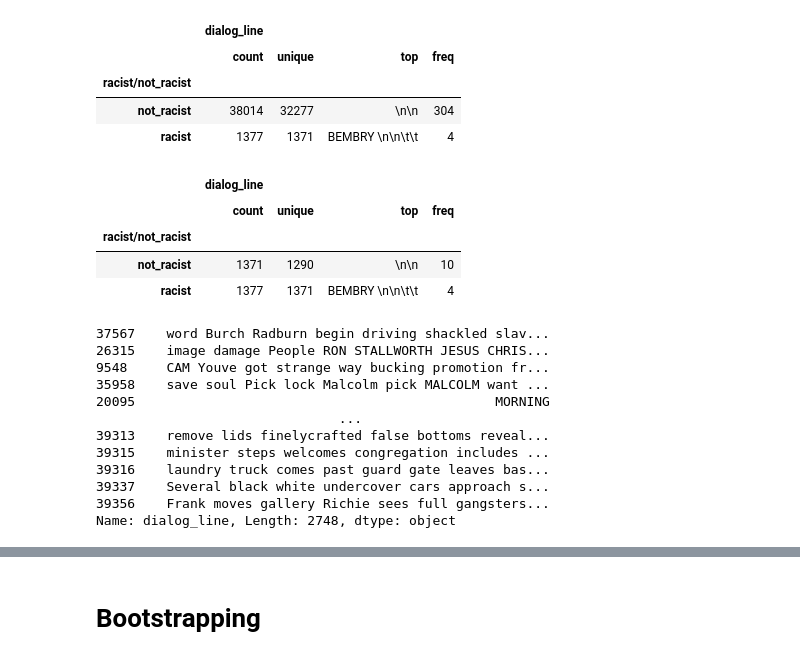
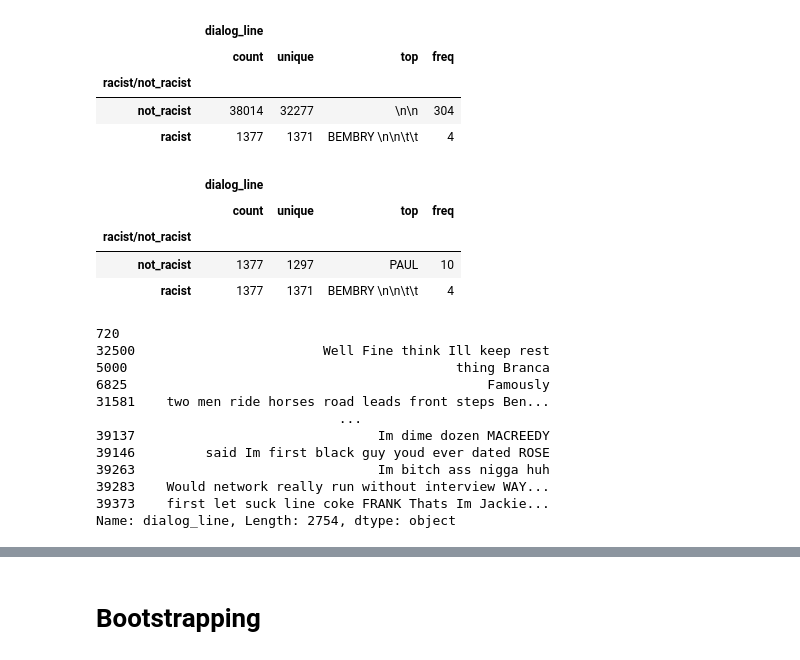
Before and after one commit to qequ/proyecto_nlp, a Jupyter notebook: deteccion_racismo.ipynb, the cells around one changed output, grey strips where cells are left out. Drawn from its saved outputs; the diff is of its cells as text; code cells hidden in the pictures.

```diff
--- a/deteccion_racismo.ipynb
+++ b/deteccion_racismo.ipynb
@@ -32,16 +30,16 @@ nrd = dialogs_data[dialogs_data['racist/not_racist'] == 'not_racist'].sample(137
 # %%
 #dialogs_data.groupby('racist/not_racist').describe()
 
-nrd = dialogs_data[dialogs_data['racist/not_racist'] == 'not_racist'].sample(1371)
+nrd = dialogs_data[dialogs_data['racist/not_racist'] == 'not_racist'].sample(1377)
 rd = dialogs_data[dialogs_data['racist/not_racist'] == 'racist']
 
 dialogs_data = pd.concat([nrd, rd])
 dialogs_data.groupby('racist/not_racist').describe()
 # %% [output]
 |  | dialog_line |  |  |  |
 |  | count | unique | top | freq |
 | racist/not_racist |  |  |  |  |
-| not_racist | 1371 | 1290 | \n\n | 10 |
+| not_racist | 1377 | 1297 | PAUL | 10 |
 | racist | 1377 | 1371 | BEMBRY \n\n\t\t | 4 |
 # %%
 dialogs_data_copy = dialogs_data['dialog_line'].copy()
@@ -55,18 +53,18 @@ dialogs_data_copy = dialogs_data_copy.apply(text_preprocess)
 # %%
 dialogs_data_copy
 # %% [output]
-37567    word Burch Radburn begin driving shackled slav...
-26315    image damage People RON STALLWORTH JESUS CHRIS...
-9548     CAM Youve got strange way bucking promotion fr...
-35958    save soul Pick lock Malcolm pick MALCOLM want ...
-20095                                              MORNING
+720
+32500                        Well Fine think Ill keep rest
+5000                                          thing Branca
+6825                                              Famously
+31581    two men ride horses road leads front steps Ben...
                                ...
-39313    remove lids finelycrafted false bottoms reveal...
-39315    minister steps welcomes congregation includes ...
-39316    laundry truck comes past guard gate leaves bas...
-39337    Several black white undercover cars approach s...
-39356    Frank moves gallery Richie sees full gangsters...
-Name: dialog_line, Length: 2748, dtype: object
+39137                               Im dime dozen MACREEDY
+39146         said Im first black guy youd ever dated ROSE
+39263                               Im bitch ass nigga huh
+39283    Would network really run without interview WAY...
+39373    first let suck line coke FRANK Thats Im Jackie...
+Name: dialog_line, Length: 2754, dtype: object
 # %%
 vectorizer = TfidfVectorizer()
 # %%
```
Also changed, not shown: parts of 10 cells of this notebook.
